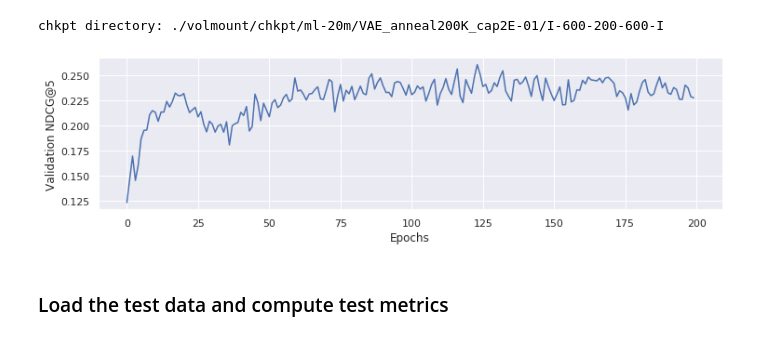
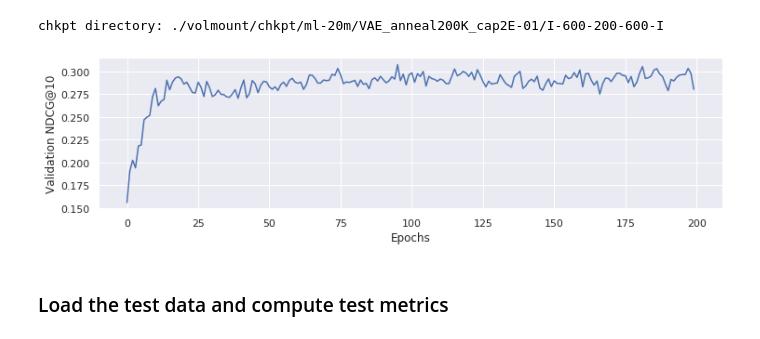
Before and after one commit to arrowill74/GPUbackup, a Jupyter notebook: Baseline/vae_cf/VAE_ML20M_WWW2018.ipynb, the cells around one changed output. Cells and saved outputs as stored; diff of their text form; code cells hidden in the pictures.

```diff
--- a/Baseline/vae_cf/VAE_ML20M_WWW2018.ipynb
+++ b/Baseline/vae_cf/VAE_ML20M_WWW2018.ipynb
@@ -504,7 +504,7 @@ anneal_cap = 0.2
 # %% [markdown]
 Evaluate function: Normalized discounted cumulative gain (NDCG@k) and Recall@k
 # %%
-def NDCG_binary_at_k_batch(X_pred, heldout_batch, k=5):
+def NDCG_binary_at_k_batch(X_pred, heldout_batch, k=10):
     '''
     normalized discounted cumulative gain@k for binary relevance
     ASSUMPTIONS: all the 0's in heldout_data indicate 0 relevance
@@ -667,11 +667,11 @@ with tf.Session() as sess:
 # %%
 plt.figure(figsize=(12, 3))
 plt.plot(ndcgs_vad)
-plt.ylabel("Validation NDCG@5")
+plt.ylabel("Validation NDCG@10")
 plt.xlabel("Epochs")
 pass
 # %% [output]
-[figure, old version]
+[figure, new version]
 # %% [markdown]
 ### Load the test data and compute test metrics
 # %%
```
Also changed, not shown: parts of 5 cells of this notebook, 10 other files.
